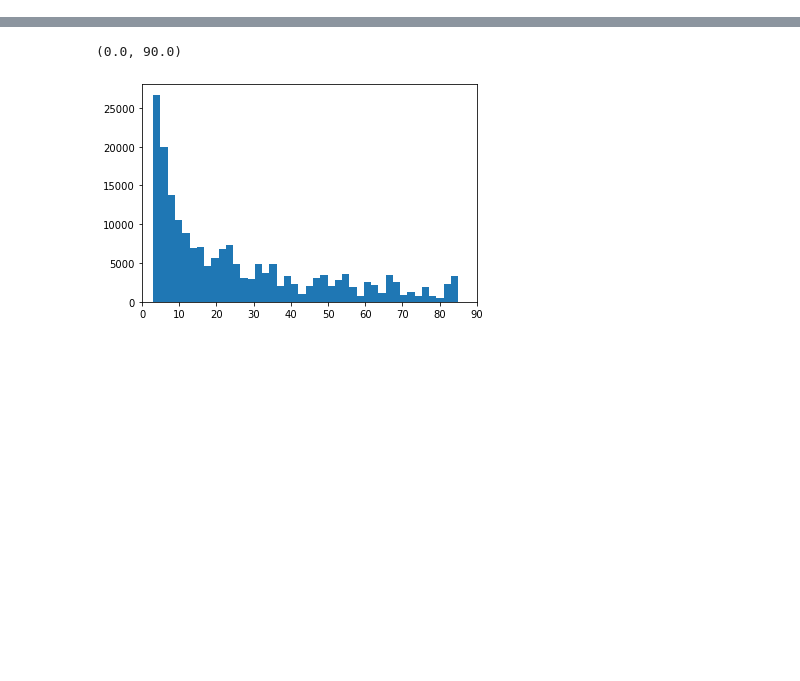
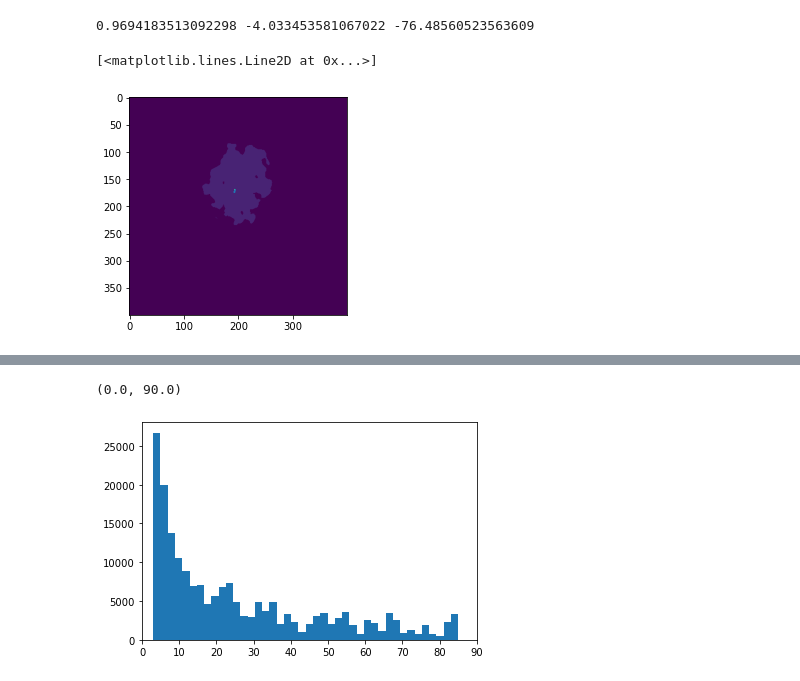
Before and after one commit to Asashou/TLI, a Jupyter notebook: pipeline/TLI_analysis/neu_life_analysis.ipynb, the cells around one changed output, grey strips where cells are left out. Drawn from its saved outputs; the diff is of its cells as text; code cells hidden in the pictures; blank space fills up the shorter version.

```diff
--- a/pipeline/TLI_analysis/neu_life_analysis.ipynb
+++ b/pipeline/TLI_analysis/neu_life_analysis.ipynb
@@ -96,0 +142,33 @@ lifetimes = analysis.cal_lifetimes(mask, save=False)
+# %%
+lifetimes = analysis.cal_lifetimes(mask, save=False)
+lifetimes = lifetimes[-1]
+lifetimes[lifetimes>0] = 37+0.25*(lifetimes.max()-lifetimes[lifetimes>0])
+# lifetimes = test.copy()
+# lifetimes = lifetimes[-1].astype(np.float32)
+# lifetimes = 37+0.25*(lifetimes.max()-lifetimes)
+
+t1 = lifetimes.copy()
+t1[t1>43.5] = 0
+t1 = t1.astype('uint8')
+t1_center = regionprops(t1)[0].centroid
+t2 = lifetimes.copy()
+t2[t2<55.25] = 0
+t2 = t2.astype('uint8')
+t2_center = regionprops(t2)[0].centroid
+
+x,y = (t2_center[-1]-t1_center[-1]) , (t2_center[-2]-t1_center[-2])
+t_angle = np.degrees(np.arctan2(y,x))
+print(x, y, t_angle)
+
+y1,x1 = int(t1_center[-2]),int(t1_center[-1])
+y2,x2 = int(t2_center[-2]),int(t2_center[-1])
+t_plot = test.sum(axis=0)
+t_plot[t_plot!=0] = 1
+t_plot[y1-1:y1+1,x1-1:x1+1]=5
+t_plot[y2-1:y2+1,x2-1:x2+1]=10
+plt.imshow(t_plot)
+plt.plot((x1,x2),(y1,y2))
+# %% [output]
+0.9694183513092298 -4.033453581067022 -76.48560523563609
+[<matplotlib.lines.Line2D at 0x...>]
+[figure, added]
```
Also changed, not shown: parts of 36 cells of this notebook, 2 other files.
